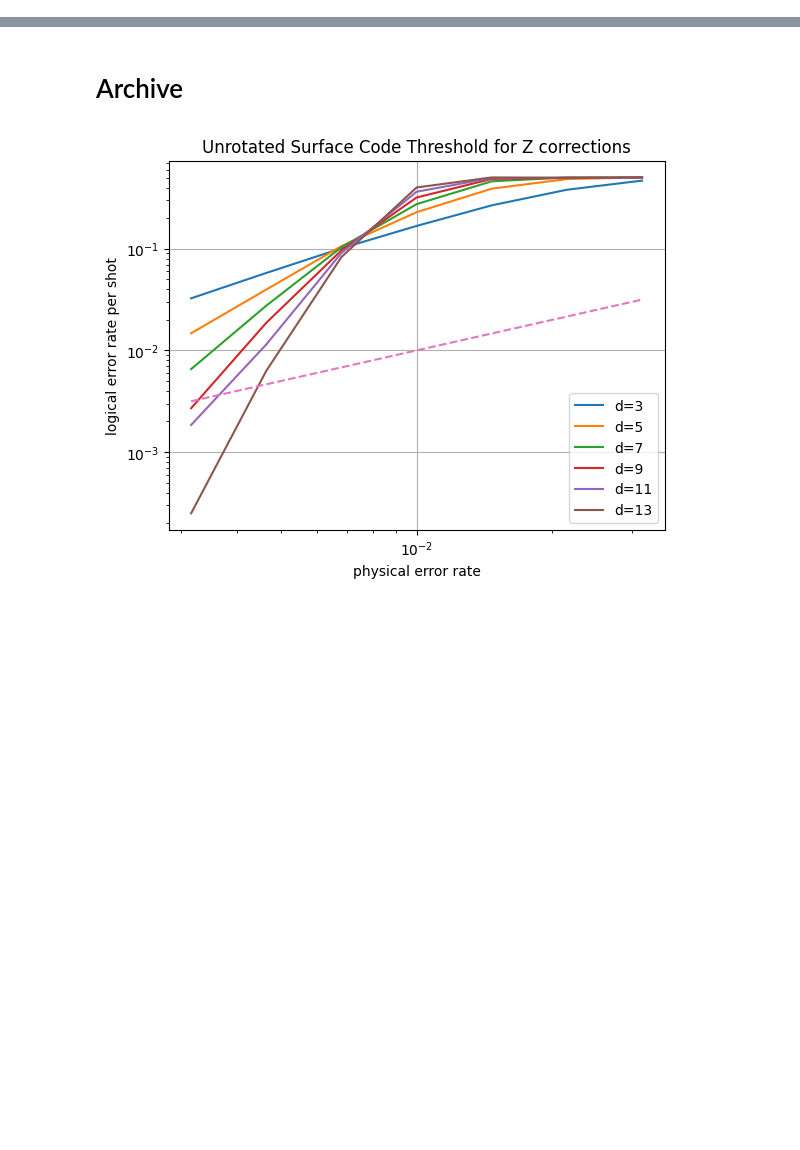
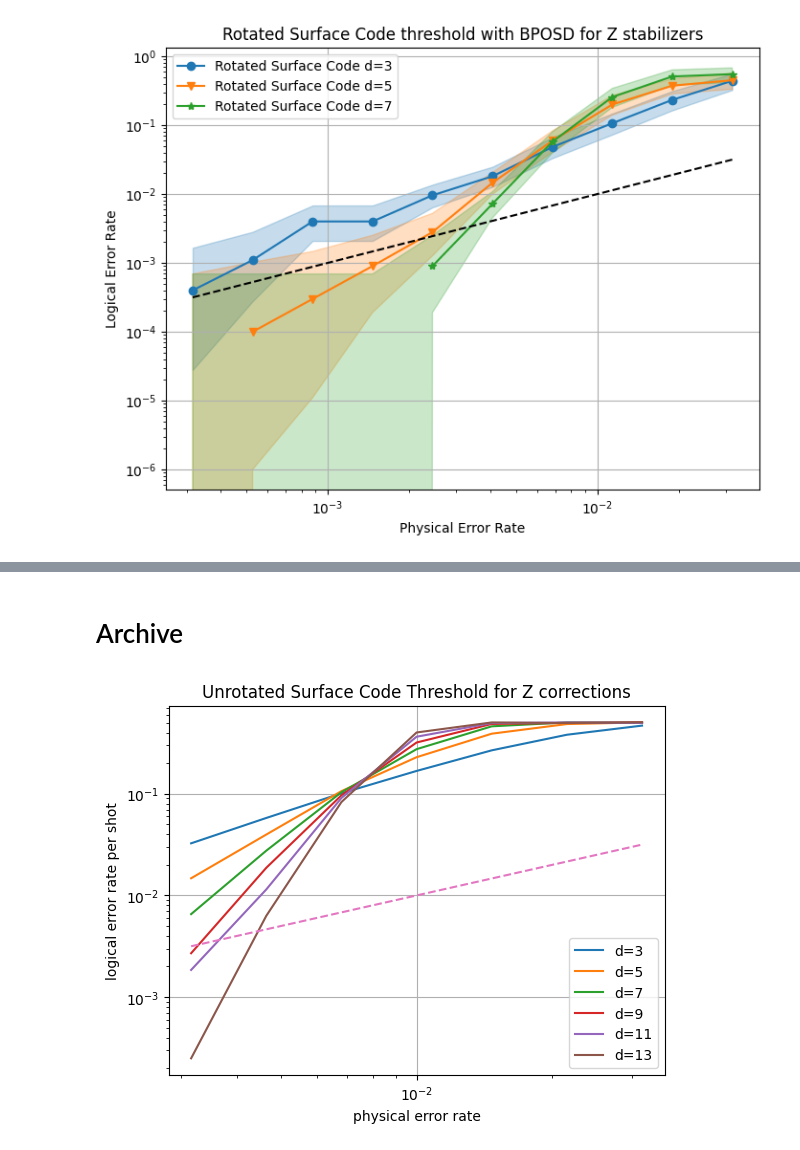
Before and after one commit to Infleqtion/qLDPC, a Jupyter notebook: examples/Stim_QEC.ipynb, the cells around one changed output, grey strips where cells are left out. Drawn from its saved outputs; the diff is of its cells as text; code cells hidden in the pictures; blank space fills up the shorter version.

```diff
--- a/examples/Stim_QEC.ipynb
+++ b/examples/Stim_QEC.ipynb
@@ -308,0 +428,3 @@ plot_results(samples)
+# %%
+samples = run_simulation()
+samples
@@ -308,0 +466,4 @@ plot_results(samples)
+# %%
+plot_results(samples)
+# %% [output]
+[figure, added]
```
Also changed, not shown: parts of 14 cells of this notebook.
